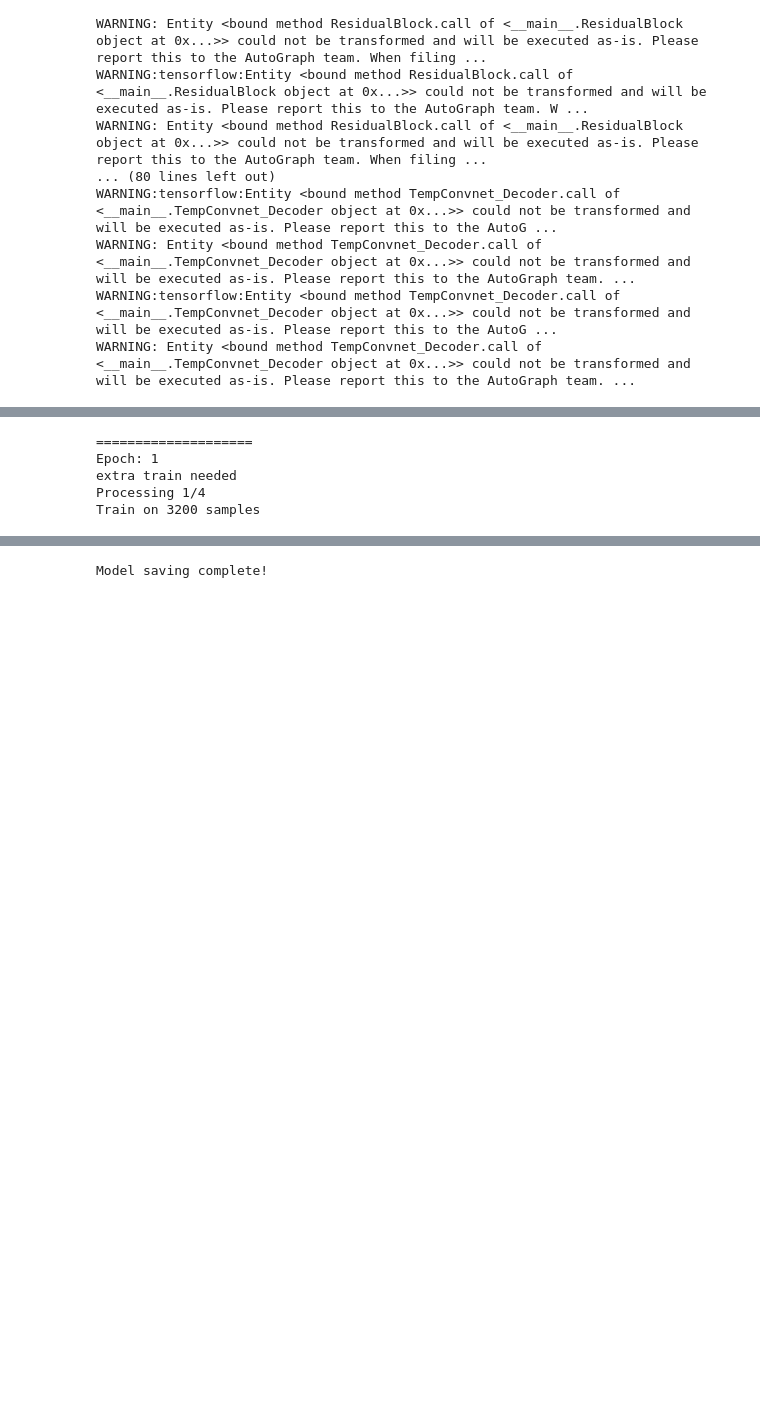
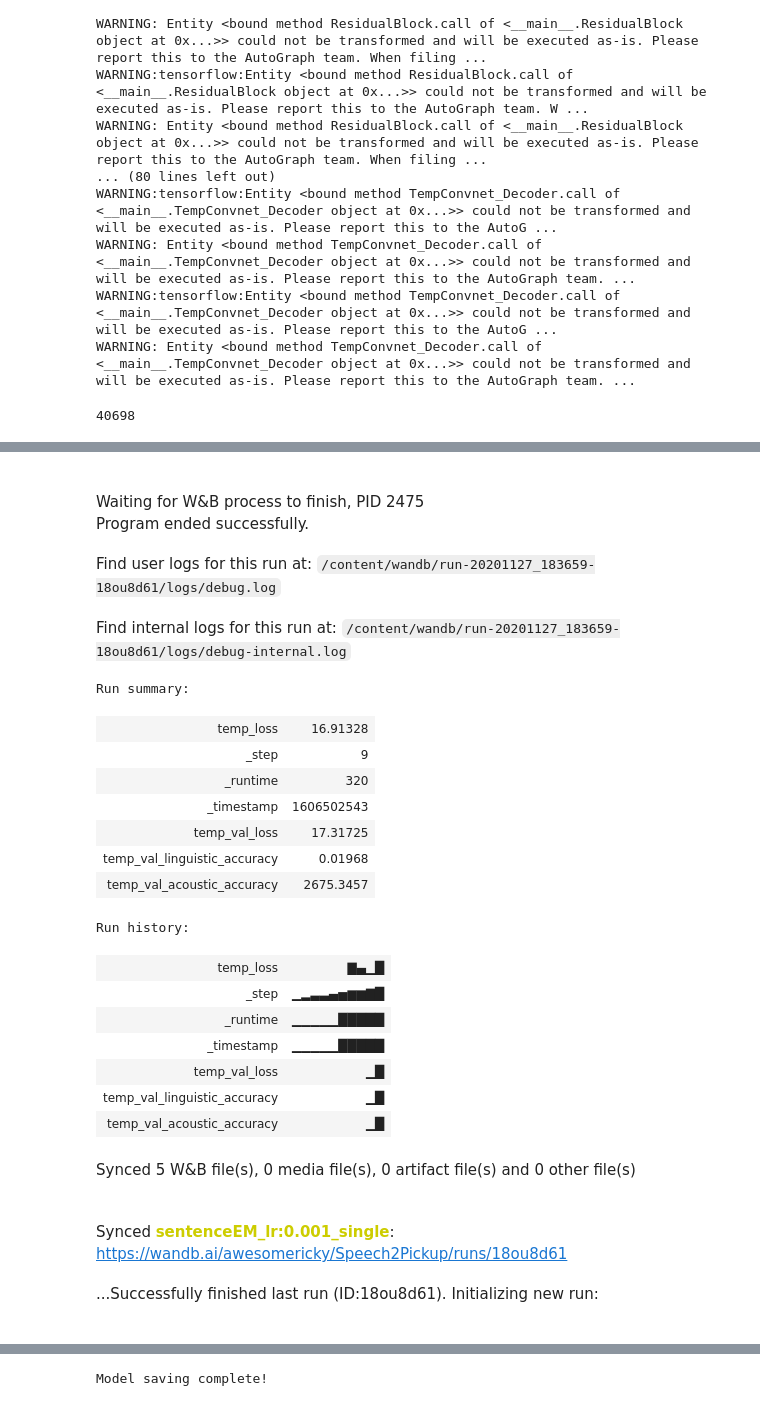
Before and after one commit to awesomericky/Speech2Pickup, a Jupyter notebook: ipynb/SentenceEM.ipynb, the cells around one changed output, grey strips where cells are left out. Saved outputs shown, nothing was run; the diff lists cells and outputs as text; code cells hidden in the pictures; blank space fills up the shorter version.

```diff
--- a/ipynb/SentenceEM.ipynb
+++ b/ipynb/SentenceEM.ipynb
@@ -108,7 +108,7 @@ class ResidualBlock(tf.keras.Model):
         # Match dimention
         if prev_x.shape[-1] != x.shape[-1]:
             prev_x = self.downsample(prev_x)
-        assert prev_x.shape == x.shape
+        assert prev_x.shape[1:] == x.shape[1:]
 
         # skip connection
         return self.ac3(prev_x + x)
@@ -397,7 +408,7 @@ n_mels = 40
 time_steps = 303
 word_dic_size = 43
 training_state = True
-input_shapes = (batch_size, n_mels, time_steps)
+input_shapes = (None, n_mels, time_steps)
 encoder_args = {'num_stacks': 3, 'num_channels':[n_mels for i in range(6)], 'kernel_size':3, 'dropout_rate': 0.2, 'return_type': 'end'}
 linguistic_decoder_args = {'decoder_type': 'linguistic', 'num_levels':8, 'num_channels': word_dic_size, 'kernel_size': [2, 2], 'padding': 'causal',
                             'upsample_size': {2: 5, 3: 2, 0:1}, 'dropout_rate': 0.2, 'output_shape': (batch_size, word_dic_size, time_steps)}
@@ -429,11 +440,24 @@ WARNING:tensorflow:Entity <bound method TempConvnet_Decoder.call of <__main__.Te
 WARNING: Entity <bound method TempConvnet_Decoder.call of <__main__.TempConvnet_Decoder object at 0x...>> could not be transformed and will be executed as-is. Please report this to the AutoGraph team. ...
 WARNING:tensorflow:Entity <bound method TempConvnet_Decoder.call of <__main__.TempConvnet_Decoder object at 0x...>> could not be transformed and will be executed as-is. Please report this to the AutoG ...
 WARNING: Entity <bound method TempConvnet_Decoder.call of <__main__.TempConvnet_Decoder object at 0x...>> could not be transformed and will be executed as-is. Please report this to the AutoGraph team. ...
+# %%
+# Read data files
+
+relative_data_directory_path = '/content/drive/MyDrive/Speech2Pickup/data_v2.2_single_channel'
+
+data_files = listdir(relative_data_directory_path)
+indexs = []
+for a_i in data_files:
+  index = a_i.split('.')[0].split('_')[-1]
+  indexs.append(int(index))
+indexs.sort()
+print(len(indexs))
+# %% [output]
+40698
 # %%
 # Train
 
-relative_data_directory_path = '/content/drive/MyDrive/Speech2Pickup/data_v2.2'
-wandb.init(project='Speech2Pickup', name='sentenceEM_lr:0.001')
+wandb.init(project='Speech2Pickup', name='sentenceEM_lr:0.001_single')
 model_save_freq = 5
 for i in range(epochs):
     try:
@@ -446,10 +470,11 @@ for i in range(epochs):
         end = start + batch_size*one_shot_load_num
         epoch_loss = []
         extra_train_state = False
-        if i == 0:
-            data_files = data_shuffle(relative_data_directory_path)
-        else:
-            random.shuffle(data_files)
+        # if i == 0:
+        #     data_files = data_shuffle(relative_data_directory_path)
+        # else:
+        #     random.shuffle(data_files)
+        random.shuffle(data_files)
 
         if len(data_files) % (batch_size*one_shot_load_num) != 0:
             extra_train_state = True
@@ -463,17 +488,23 @@ for i in range(epochs):
             acoustic_train_batch = []
             linguistic_train_batch = []
             for ii in range(batch_size*one_shot_load_num):
+                if (ii+1) % batch_size == 0:
+                  print('Loading data {}/{}'.format(ii+1, batch_size*one_shot_load_num))
                 data = load_single_npz_data(relative_data_directory_path=relative_data_directory_path, file_name=batch_data_files[ii])
                 acoustic_train_batch.append(data['arr_0'])
                 linguistic_train_batch.append(data['arr_1'])
             acoustic_train_batch = np.array(acoustic_train_batch)
             linguistic_train_batch = np.array(linguistic_train_batch)
             with tf.device('/device:GPU:0'):
-              temp_loss = sen_em_model.model_train(X_train=acoustic_train_batch, Y_linguistic_train=linguistic_train_batch,
-                                                  Y_acoustic_train=acoustic_train_batch, batch_size=batch_size)
+              temp_loss, temp_val_loss, temp_val_linguistic_accuracy, temp_val_acoustic_accuracy = sen_em_model.model_train(X_train=acoustic_train_batch, Y_linguistic_train=linguistic_train_batch,
+                                                                                                                            Y_acoustic_train=acoustic_train_batch, batch_size=batch_size)
 
               for iii in range(len(temp_loss)):
                 wandb.log({'temp_loss': temp_loss[iii]})
+              for iii in range(len(temp_val_loss)):
+                wandb.log({'temp_val_loss': temp_val_loss[iii]})
+                wandb.log({'temp_val_linguistic_accuracy': temp_val_linguistic_accuracy[iii]})
+                wandb.log({'temp_val_acoustic_accuracy': temp_val_acoustic_accuracy[iii]})
               epoch_loss.extend(temp_loss)
             start = end
             end = start + batch_size*one_shot_load_num
@@ -484,16 +515,22 @@ for i in range(epochs):
             acoustic_train_batch = []
             linguistic_train_batch = []
             for ii in range(len(batch_data_files)):
+                if (ii+1) % batch_size == 0:
+                  print('Loading data {}/{}'.format(ii+1, batch_size*one_shot_load_num))
                 data = load_single_npz_data(relative_data_directory_path=relative_data_directory_path, file_name=batch_data_files[ii])
                 acoustic_train_batch.append(data['arr_0'])
                 linguistic_train_batch.append(data['arr_1'])
             acoustic_train_batch = np.array(acoustic_train_batch)
             linguistic_train_batch = np.array(linguistic_train_batch)
             with tf.device('/device:GPU:0'):
-              temp_loss = sen_em_model.model_train(X_train=acoustic_train_batch, Y_linguistic_train=linguistic_train_batch,
-                                                  Y_acoustic_train=acoustic_train_batch, batch_size=batch_size)
+              temp_loss, temp_val_loss, temp_val_linguistic_accuracy, temp_val_acoustic_accuracy = sen_em_model.model_train(X_train=acoustic_train_batch, Y_linguistic_train=linguistic_train_batch,
+                                                                                                                            Y_acoustic_train=acoustic_train_batch, batch_size=batch_size)
               for iii in range(len(temp_loss)):
                 wandb.log({'temp_loss': temp_loss[iii]})
+              for iii in range(len(temp_val_loss)):
+                wandb.log({'temp_val_loss': temp_val_loss[iii]})
+                wandb.log({'temp_val_linguistic_accuracy': temp_val_linguistic_accuracy[iii]})
+                wandb.log({'temp_val_acoustic_accuracy': temp_val_acoustic_accuracy[iii]})
               epoch_loss.extend(temp_loss)
 
         epoch_loss = np.mean(np.array(epoch_loss))
@@ -516,5 +549,23 @@ Run data is saved locally in /content/wandb/run-20201121_172422-1sfmfj08
+Waiting for W&B process to finish, PID 2475
+Program ended successfully.
+Find user logs for this run at: /content/wandb/run-20201127_183659-18ou8d61/logs/debug.log
+Find internal logs for this run at: /content/wandb/run-20201127_183659-18ou8d61/logs/debug-internal.log
-====================
-Epoch: 1
-extra train needed
-Processing 1/4
-Train on 3200 samples
+Run summary:
+| temp_loss | 16.91328 |
+| _step | 9 |
+| _runtime | 320 |
+| _timestamp | 1606502543 |
+| temp_val_loss | 17.31725 |
+| temp_val_linguistic_accuracy | 0.01968 |
+| temp_val_acoustic_accuracy | 2675.3457 |
+Run history:
+| temp_loss | ▇▄▁█ |
+| _step | ▁▂▃▃▄▅▆▆▇█ |
+| _runtime | ▁▁▁▁▁█████ |
+| _timestamp | ▁▁▁▁▁█████ |
+| temp_val_loss | ▁█ |
+| temp_val_linguistic_accuracy | ▁█ |
+| temp_val_acoustic_accuracy | ▁█ |
+Synced 5 W&B file(s), 0 media file(s), 0 artifact file(s) and 0 other file(s)
+Synced sentenceEM_lr:0.001_single: https://wandb.ai/awesomericky/Speech2Pickup/runs/18ou8d61
+...Successfully finished last run (ID:18ou8d61). Initializing new run:
```
Also changed, not shown: parts of 5 cells of this notebook, 1 other file.
